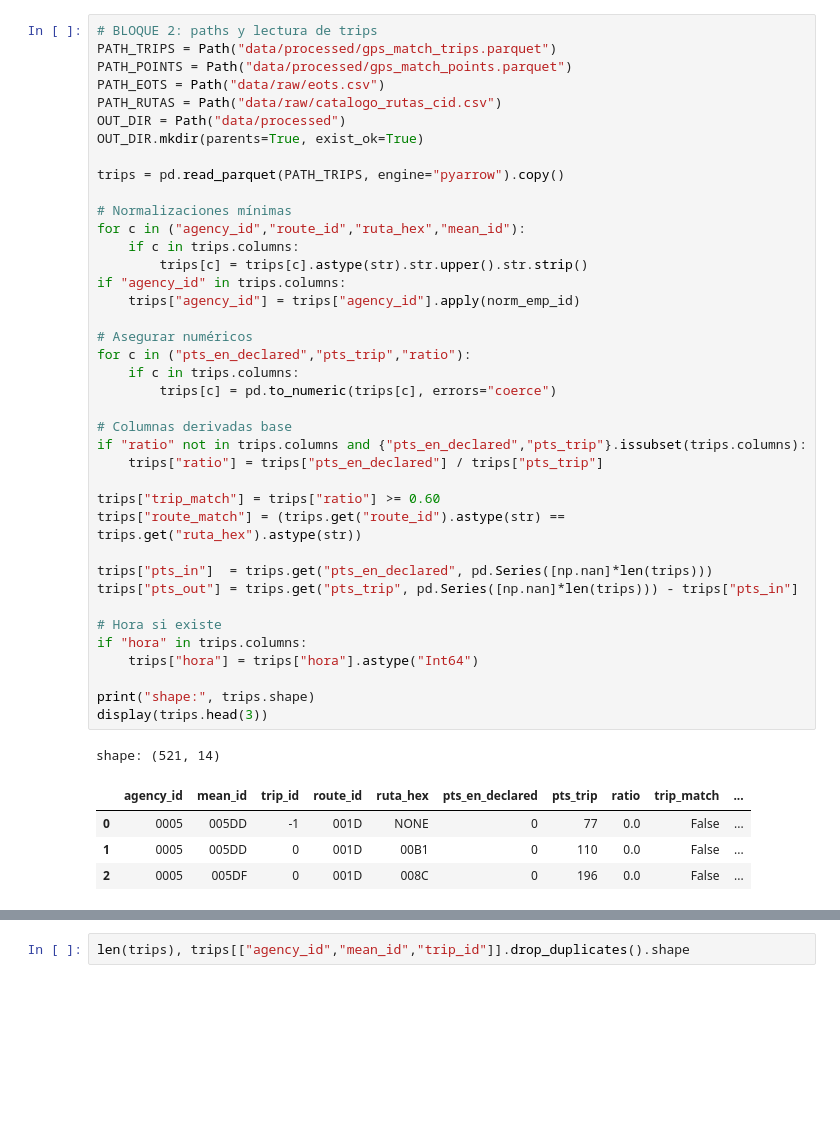
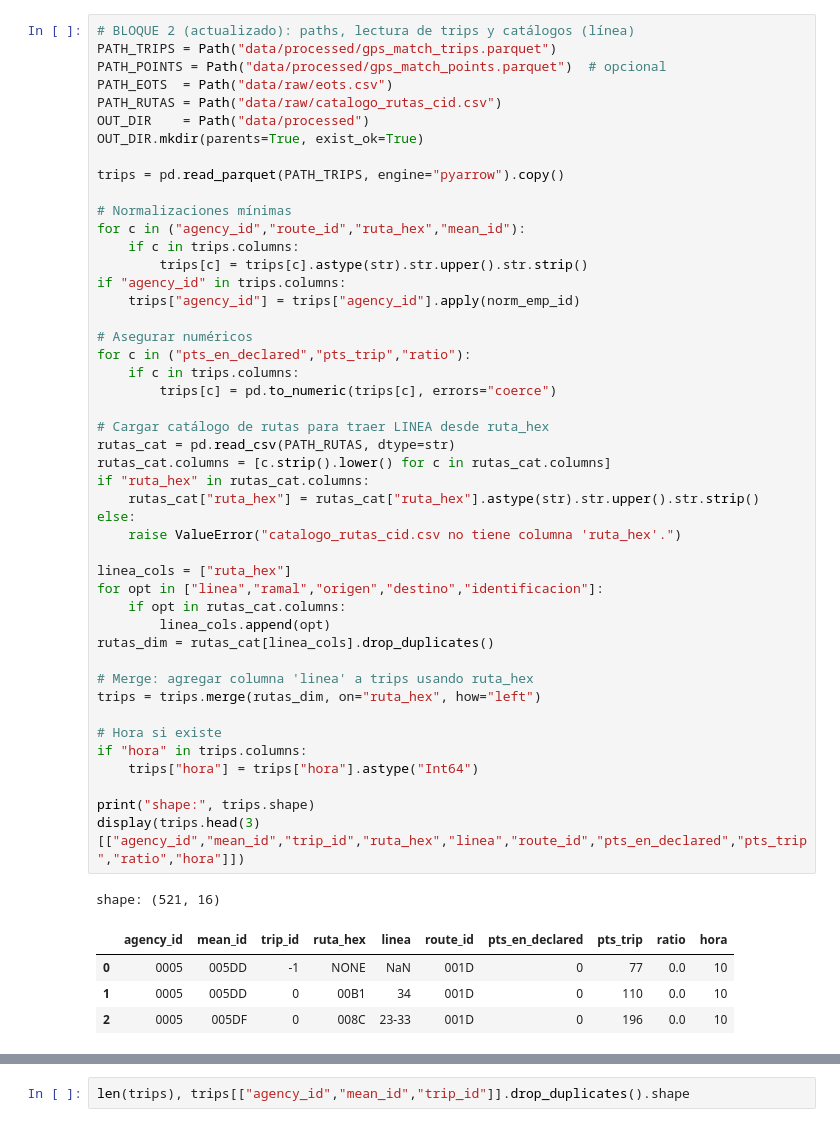
Before and after one commit to alantorresve/cumplimiento-rutas-h3, a Jupyter notebook: app.ipynb, the cells around one changed output, grey strips where cells are left out. Drawn from its saved outputs; the diff is of its cells as text; blank space fills up the shorter version.

```diff
--- a/app.ipynb
+++ b/app.ipynb
@@ -48,46 +20,53 @@ def fmt_pct(x):
 # %%
-# BLOQUE 2: paths y lectura de trips
+# BLOQUE 2 (actualizado): paths, lectura de trips y catálogos (línea)
 PATH_TRIPS = Path("data/processed/gps_match_trips.parquet")
-PATH_POINTS = Path("data/processed/gps_match_points.parquet")
-PATH_EOTS = Path("data/raw/eots.csv")
+PATH_POINTS = Path("data/processed/gps_match_points.parquet")  # opcional
+PATH_EOTS  = Path("data/raw/eots.csv")
 PATH_RUTAS = Path("data/raw/catalogo_rutas_cid.csv")
-OUT_DIR = Path("data/processed")
+OUT_DIR    = Path("data/processed")
 OUT_DIR.mkdir(parents=True, exist_ok=True)
 
 trips = pd.read_parquet(PATH_TRIPS, engine="pyarrow").copy()
 
 # Normalizaciones mínimas
 for c in ("agency_id","route_id","ruta_hex","mean_id"):
     if c in trips.columns:
         trips[c] = trips[c].astype(str).str.upper().str.strip()
 if "agency_id" in trips.columns:
     trips["agency_id"] = trips["agency_id"].apply(norm_emp_id)
 
 # Asegurar numéricos
 for c in ("pts_en_declared","pts_trip","ratio"):
     if c in trips.columns:
         trips[c] = pd.to_numeric(trips[c], errors="coerce")
 
-# Columnas derivadas base
-if "ratio" not in trips.columns and {"pts_en_declared","pts_trip"}.issubset(trips.columns):
-    trips["ratio"] = trips["pts_en_declared"] / trips["pts_trip"]
+# Cargar catálogo de rutas para traer LINEA desde ruta_hex
+rutas_cat = pd.read_csv(PATH_RUTAS, dtype=str)
+rutas_cat.columns = [c.strip().lower() for c in rutas_cat.columns]
+if "ruta_hex" in rutas_cat.columns:
+    rutas_cat["ruta_hex"] = rutas_cat["ruta_hex"].astype(str).str.upper().str.strip()
+else:
+    raise ValueError("catalogo_rutas_cid.csv no tiene columna 'ruta_hex'.")
 
-trips["trip_match"] = trips["ratio"] >= 0.60
-trips["route_match"] = (trips.get("route_id").astype(str) == trips.get("ruta_hex").astype(str))
+linea_cols = ["ruta_hex"]
+for opt in ["linea","ramal","origen","destino","identificacion"]:
+    if opt in rutas_cat.columns:
+        linea_cols.append(opt)
+rutas_dim = rutas_cat[linea_cols].drop_duplicates()
 
-trips["pts_in"]  = trips.get("pts_en_declared", pd.Series([np.nan]*len(trips)))
-trips["pts_out"] = trips.get("pts_trip", pd.Series([np.nan]*len(trips))) - trips["pts_in"]
+# Merge: agregar columna 'linea' a trips usando ruta_hex
+trips = trips.merge(rutas_dim, on="ruta_hex", how="left")
 
 # Hora si existe
 if "hora" in trips.columns:
     trips["hora"] = trips["hora"].astype("Int64")
 
 print("shape:", trips.shape)
-display(trips.head(3))
+display(trips.head(3)[["agency_id","mean_id","trip_id","ruta_hex","linea","route_id","pts_en_declared","pts_trip","ratio","hora"]])
 # %% [output]
-shape: (521, 14)
+shape: (521, 16)
-|  | agency_id | mean_id | trip_id | route_id | ruta_hex | pts_en_declared | pts_trip | ratio | trip_match | ... |
-| 0 | 0005 | 005DD | -1 | 001D | NONE | 0 | 77 | 0.0 | False | ... |
-| 1 | 0005 | 005DD | 0 | 001D | 00B1 | 0 | 110 | 0.0 | False | ... |
-| 2 | 0005 | 005DF | 0 | 001D | 008C | 0 | 196 | 0.0 | False | ... |
+|  | agency_id | mean_id | trip_id | ruta_hex | linea | route_id | pts_en_declared | pts_trip | ratio | hora |
+| 0 | 0005 | 005DD | -1 | NONE | NaN | 001D | 0 | 77 | 0.0 | 10 |
+| 1 | 0005 | 005DD | 0 | 00B1 | 34 | 001D | 0 | 110 | 0.0 | 10 |
+| 2 | 0005 | 005DF | 0 | 008C | 23-33 | 001D | 0 | 196 | 0.0 | 10 |
 # %%
```
Also changed, not shown: parts of 27 cells of this notebook, 9 other files.
